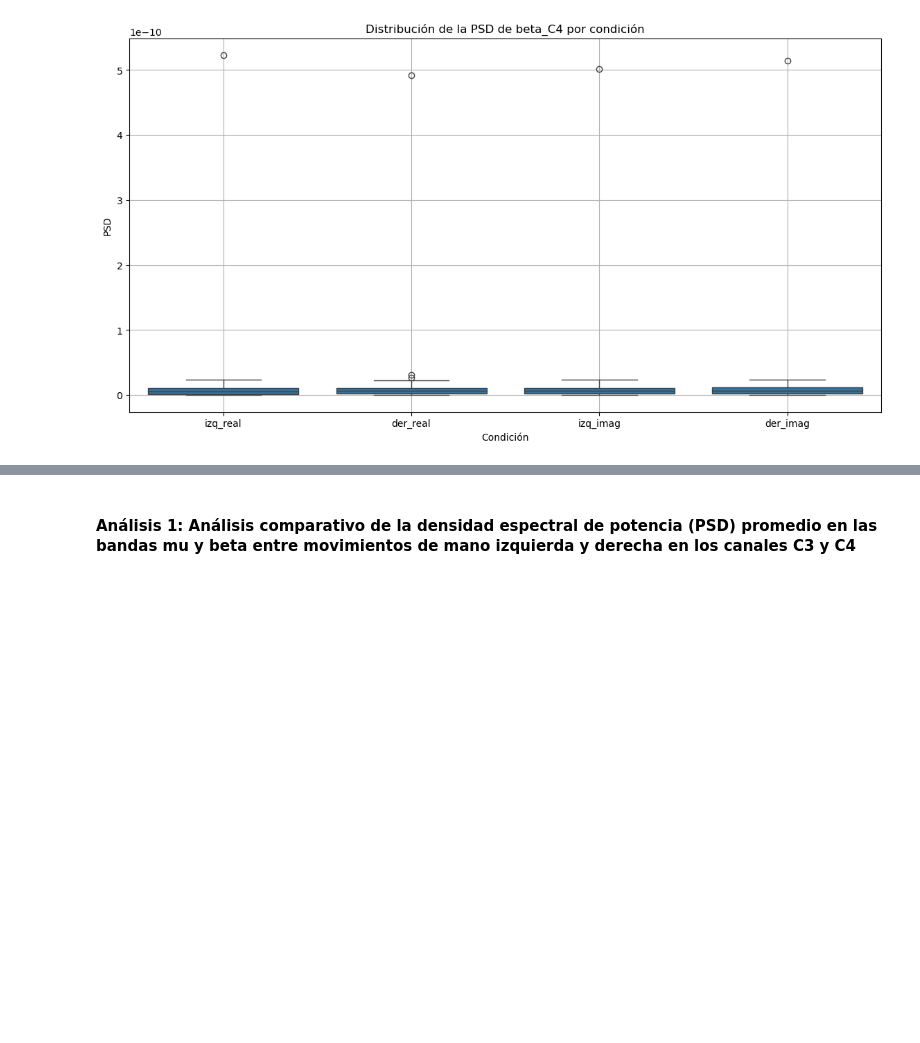
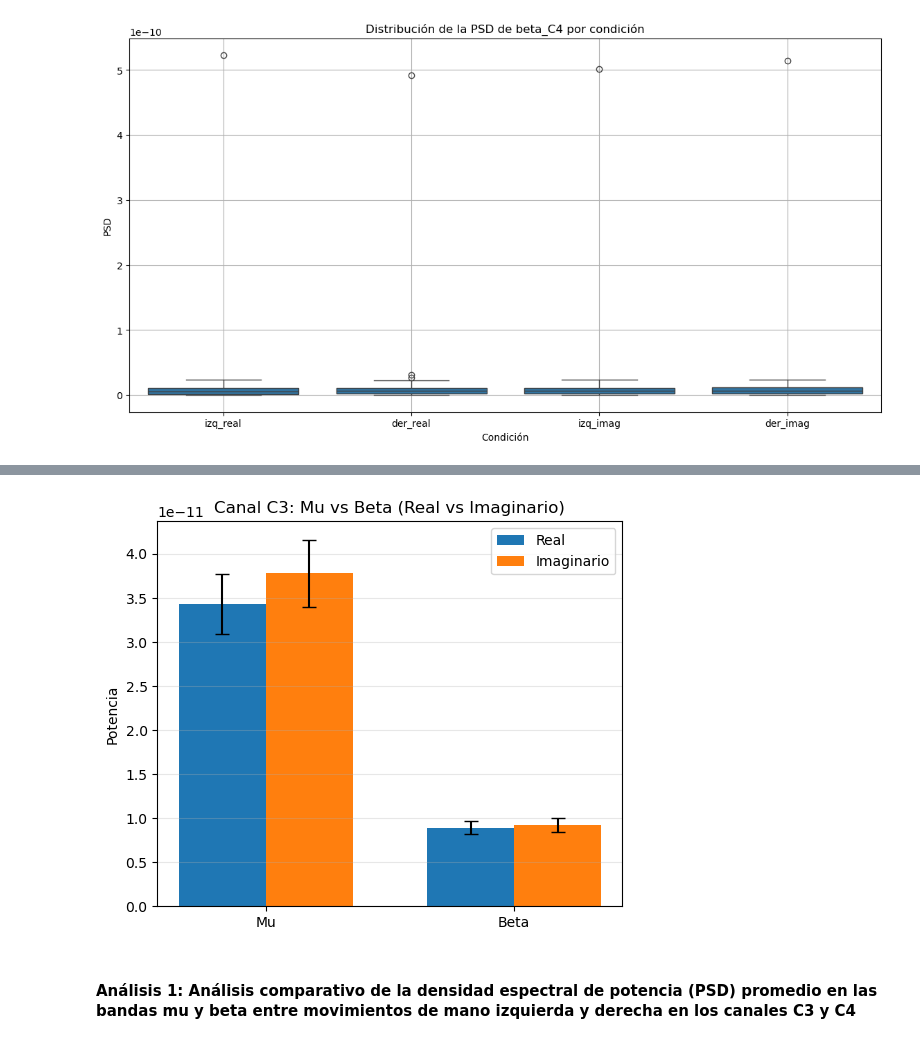
Before and after one commit to Isa21bella09/Proyecto-1---Biose-ales---Procesamiento-EEG, a Jupyter notebook: Proyecto 1 - Bioseñales.ipynb, the cells around one changed output, grey strips where cells are left out. Cells and saved outputs as stored; diff of their text form; code cells hidden in the pictures; blank space fills up the shorter version.

```diff
--- a/Proyecto 1 - Bioseñales.ipynb
+++ b/Proyecto 1 - Bioseñales.ipynb
@@ -493,3 +484,38 @@ for tipo in ["real", "imag"]:
+# %%
+# Crear tipo
+df["tipo"] = df["tarea"].apply(lambda x: "Real" if "real" in x else "Imaginario")
+
+# Promedio por sujeto
+df_subj = df.groupby(["sujeto","tipo"])[["mu_C3","beta_C3"]].mean().reset_index()
+
+# Estadísticos
+resumen = df_subj.groupby("tipo")[["mu_C3","beta_C3"]].agg(["mean","std","count"])
+
+mean = resumen.xs("mean", axis=1, level=1)
+sem = resumen.xs("std", axis=1, level=1) / np.sqrt(resumen.xs("count", axis=1, level=1))
+
+# Gráfica
+labels = ["Mu", "Beta"]
+x = np.arange(len(labels))
+width = 0.35
+
+plt.figure(figsize=(6,5))
+
+plt.bar(x - width/2, mean.loc["Real"], width,
+        yerr=sem.loc["Real"], capsize=5, label="Real")
+
+plt.bar(x + width/2, mean.loc["Imaginario"], width,
+        yerr=sem.loc["Imaginario"], capsize=5, label="Imaginario")
+
+plt.xticks(x, labels)
+plt.ylabel("Potencia")
+plt.title("Canal C3: Mu vs Beta (Real vs Imaginario)")
+plt.legend()
+plt.grid(axis="y", alpha=0.3)
+
+plt.show()
+# %% [output]
+[figure, added]
 # %% [markdown]
 #### **Análisis 1:** Análisis comparativo de la densidad espectral de potencia (PSD) promedio en las bandas mu y beta entre movimientos de mano izquierda y derecha en los canales C3 y C4
 # %% [markdown]
```
Also changed, not shown: parts of 5 cells of this notebook.
